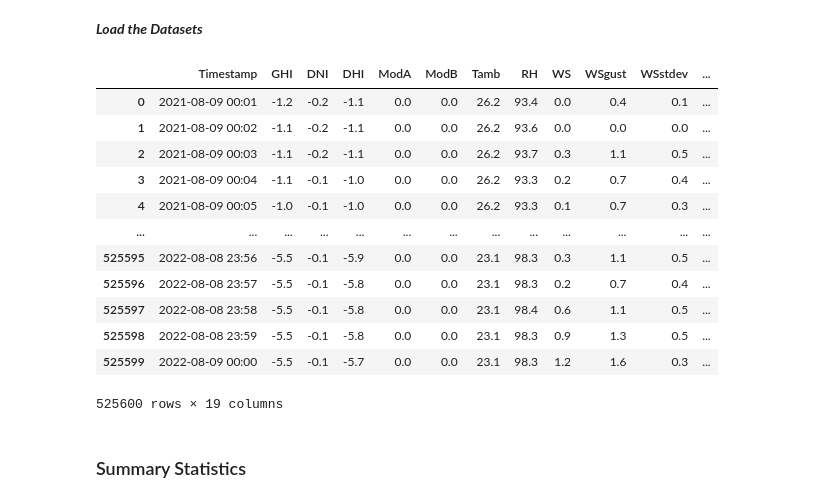
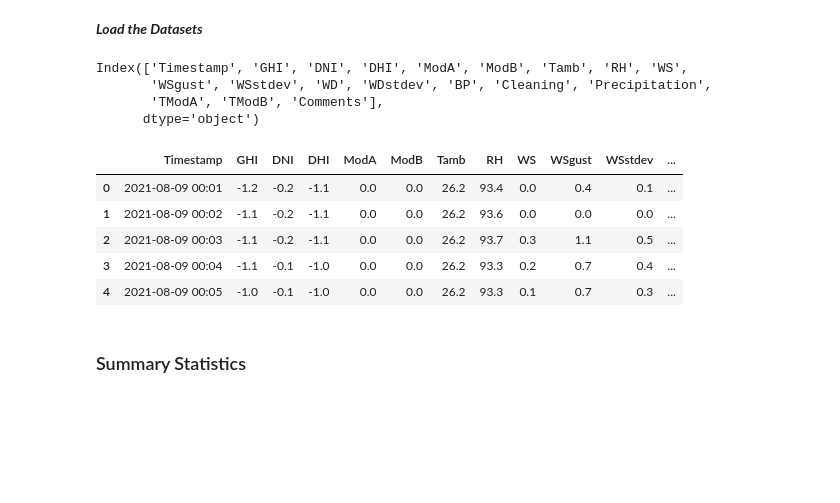
Before and after one commit to HallelujahK/solar-farm-analysis, a Jupyter notebook: notebooks/EDA.ipynb, the cells around one changed output. Saved outputs shown, nothing was run; the diff lists cells and outputs as text; code cells hidden in the pictures; blank space fills up the shorter version.

```diff
--- a/notebooks/EDA.ipynb
+++ b/notebooks/EDA.ipynb
@@ -11,22 +11,22 @@ import numpy as np
 data_benin = pd.read_csv("../data/data/benin-malanville.csv")
 data_sierraleone = pd.read_csv("../data/data/sierraleone-bumbuna.csv")
 data_togo = pd.read_csv("../data/data/togo-dapaong_qc.csv")
+# %%
+print(data_benin.columns)
+# %% [output]
+Index(['Timestamp', 'GHI', 'DNI', 'DHI', 'ModA', 'ModB', 'Tamb', 'RH', 'WS',
+       'WSgust', 'WSstdev', 'WD', 'WDstdev', 'BP', 'Cleaning', 'Precipitation',
+       'TModA', 'TModB', 'Comments'],
+      dtype='object')
 # %%
-data_benin
+data_benin.head()
 # %% [output]
 |  | Timestamp | GHI | DNI | DHI | ModA | ModB | Tamb | RH | WS | WSgust | WSstdev | ... |
 | 0 | 2021-08-09 00:01 | -1.2 | -0.2 | -1.1 | 0.0 | 0.0 | 26.2 | 93.4 | 0.0 | 0.4 | 0.1 | ... |
 | 1 | 2021-08-09 00:02 | -1.1 | -0.2 | -1.1 | 0.0 | 0.0 | 26.2 | 93.6 | 0.0 | 0.0 | 0.0 | ... |
 | 2 | 2021-08-09 00:03 | -1.1 | -0.2 | -1.1 | 0.0 | 0.0 | 26.2 | 93.7 | 0.3 | 1.1 | 0.5 | ... |
 | 3 | 2021-08-09 00:04 | -1.1 | -0.1 | -1.0 | 0.0 | 0.0 | 26.2 | 93.3 | 0.2 | 0.7 | 0.4 | ... |
 | 4 | 2021-08-09 00:05 | -1.0 | -0.1 | -1.0 | 0.0 | 0.0 | 26.2 | 93.3 | 0.1 | 0.7 | 0.3 | ... |
-| ... | ... | ... | ... | ... | ... | ... | ... | ... | ... | ... | ... | ... |
-| 525595 | 2022-08-08 23:56 | -5.5 | -0.1 | -5.9 | 0.0 | 0.0 | 23.1 | 98.3 | 0.3 | 1.1 | 0.5 | ... |
-| 525596 | 2022-08-08 23:57 | -5.5 | -0.1 | -5.8 | 0.0 | 0.0 | 23.1 | 98.3 | 0.2 | 0.7 | 0.4 | ... |
-| 525597 | 2022-08-08 23:58 | -5.5 | -0.1 | -5.8 | 0.0 | 0.0 | 23.1 | 98.4 | 0.6 | 1.1 | 0.5 | ... |
-| 525598 | 2022-08-08 23:59 | -5.5 | -0.1 | -5.8 | 0.0 | 0.0 | 23.1 | 98.3 | 0.9 | 1.3 | 0.5 | ... |
-| 525599 | 2022-08-09 00:00 | -5.5 | -0.1 | -5.7 | 0.0 | 0.0 | 23.1 | 98.3 | 1.2 | 1.6 | 0.3 | ... |
-525600 rows × 19 columns
 # %% [markdown]
 ### Summary Statistics
 # %%
```
Also changed, not shown: parts of 12 cells of this notebook.
